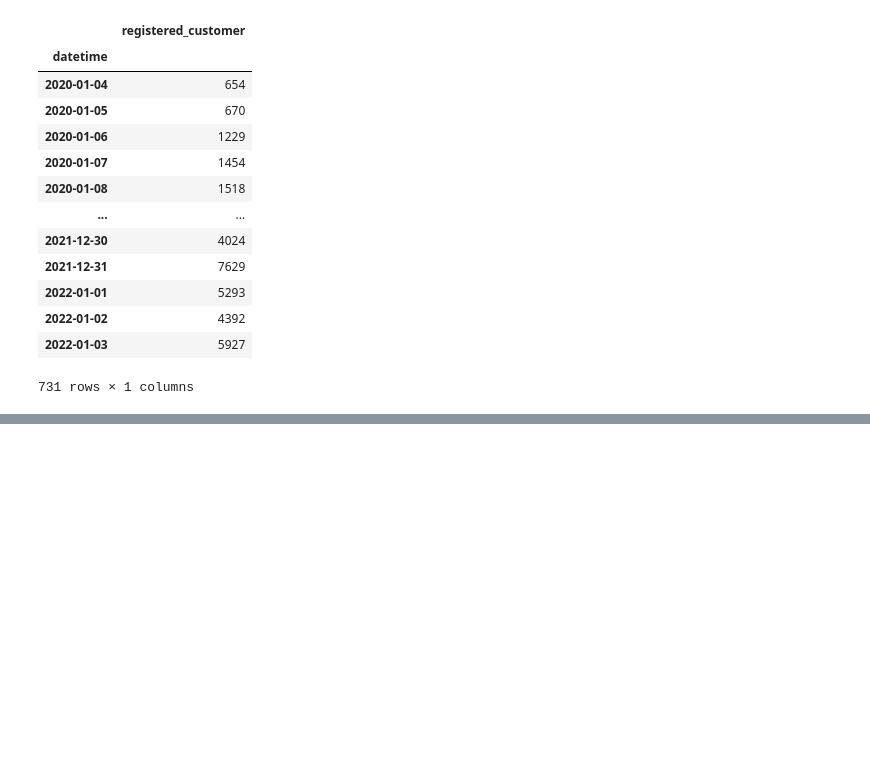
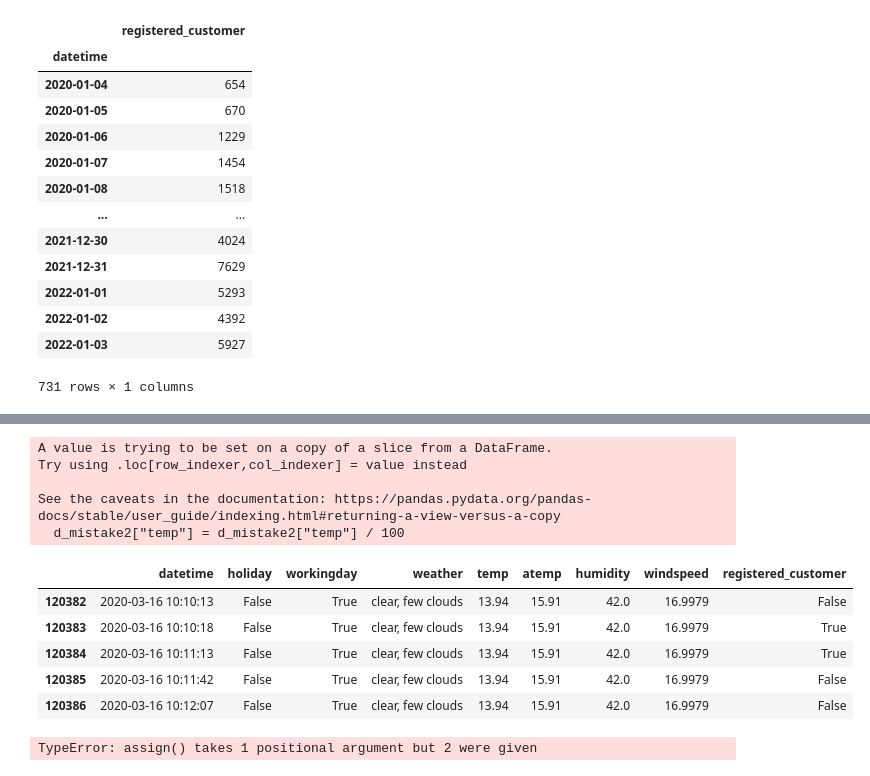
Before and after one commit to P-AEL/K-ppers-Projekt1, a Jupyter notebook: Flo.ipynb, the cells around one changed output, grey strips where cells are left out. Saved outputs shown, nothing was run; the diff lists cells and outputs as text; code cells hidden in the pictures; blank space fills up the shorter version.

```diff
--- a/Flo.ipynb
+++ b/Flo.ipynb
@@ -33,0 +67,16 @@ px.line(df_rcus, x=df_rcus.index, y="registered_customer")
+# %%
+d_mistake2 = org_data_clean[(org_data_clean.temp == 1394.0)]
+d_mistake2["temp"] = d_mistake2["temp"] / 100
+d_mistake2.head(5)
+# %% [output]
+A value is trying to be set on a copy of a slice from a DataFrame.
+Try using .loc[row_indexer,col_indexer] = value instead
+
+See the caveats in the documentation: https://pandas.pydata.org/pandas-docs/stable/user_guide/indexing.html#returning-a-view-versus-a-copy
+  d_mistake2["temp"] = d_mistake2["temp"] / 100
+|  | datetime | holiday | workingday | weather | temp | atemp | humidity | windspeed | registered_customer |
+| 120382 | 2020-03-16 10:10:13 | False | True | clear, few clouds | 13.94 | 15.91 | 42.0 | 16.9979 | False |
+| 120383 | 2020-03-16 10:10:18 | False | True | clear, few clouds | 13.94 | 15.91 | 42.0 | 16.9979 | True |
+| 120384 | 2020-03-16 10:11:13 | False | True | clear, few clouds | 13.94 | 15.91 | 42.0 | 16.9979 | True |
+| 120385 | 2020-03-16 10:11:42 | False | True | clear, few clouds | 13.94 | 15.91 | 42.0 | 16.9979 | False |
+| 120386 | 2020-03-16 10:12:07 | False | True | clear, few clouds | 13.94 | 15.91 | 42.0 | 16.9979 | False |
@@ -33,0 +85,4 @@ px.line(df_rcus, x=df_rcus.index, y="registered_customer")
+# %%
+org_data_clean1[(org_data_clean1.temp == 1394.0)].assign(org_data_clean1[(org_data_clean1.temp == 1394.0)].temp.div(100))
+# %% [output]
+TypeError: assign() takes 1 positional argument but 2 were given
```
Also changed, not shown: parts of 16 cells of this notebook, 2 other files.
